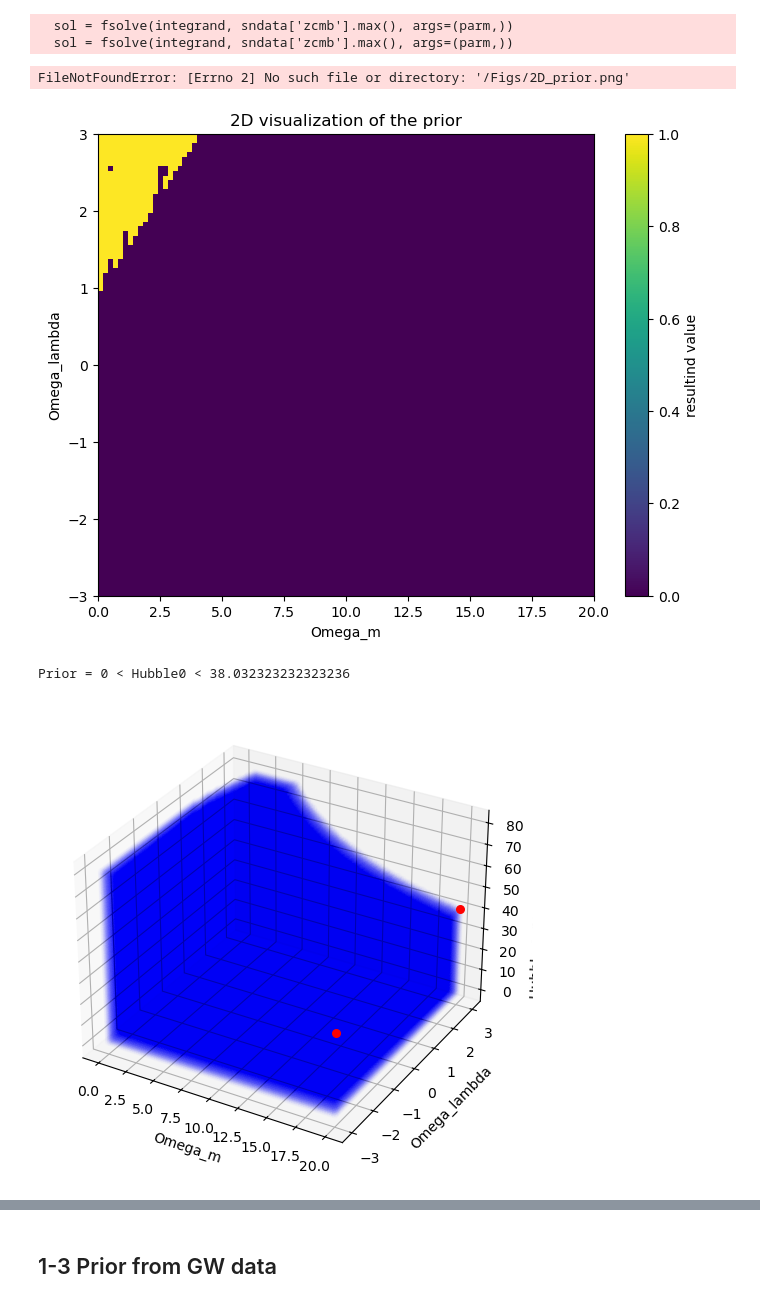
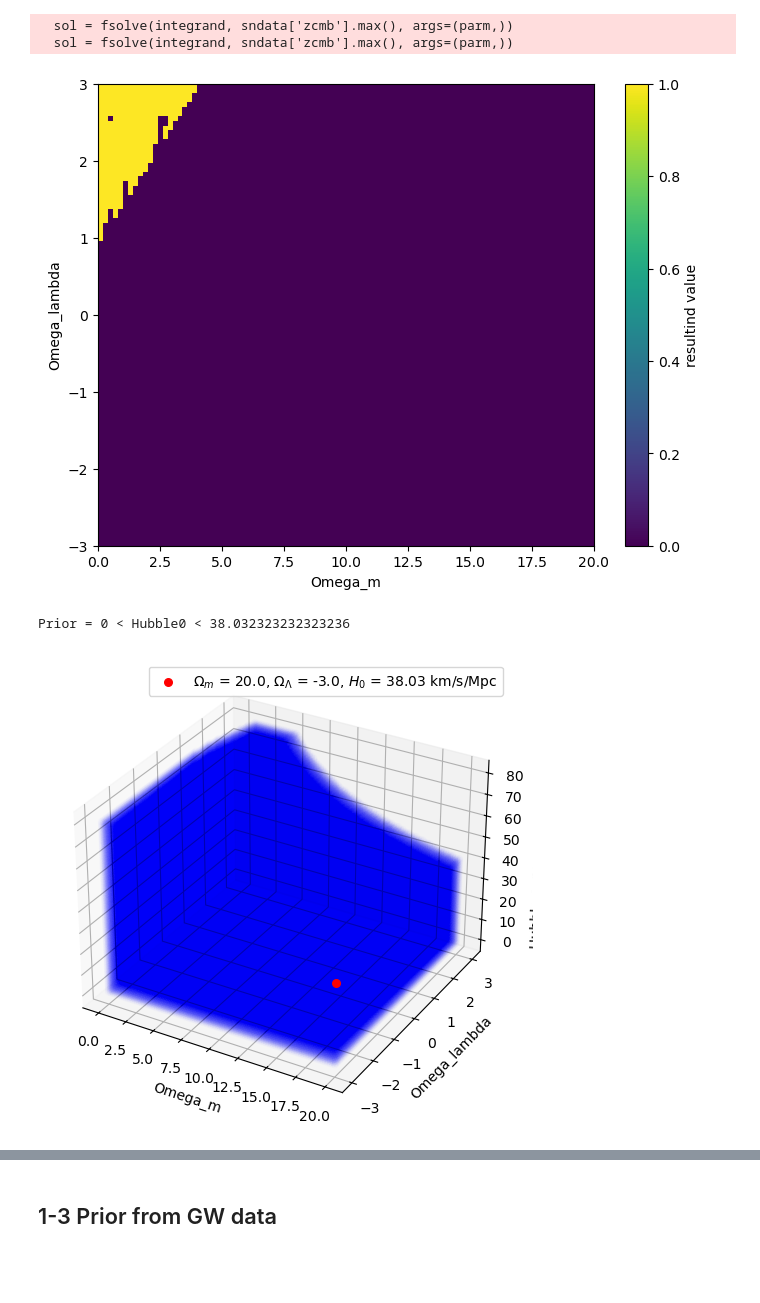
Before and after one commit to john1256/KASI_Ms, a Jupyter notebook: 2025/Field_research/Midterm_proj_prior.ipynb, the cells around one changed output, grey strips where cells are left out. Saved outputs shown, nothing was run; the diff lists cells and outputs as text; code cells hidden in the pictures; blank space fills up the shorter version.

```diff
--- a/2025/Field_research/Midterm_proj_prior.ipynb
+++ b/2025/Field_research/Midterm_proj_prior.ipynb
@@ -159,19 +159,17 @@ resultind[np.isnan(results) | (results >0)] = 1
 # %%
 plt.figure(figsize=(8, 6))
 plt.imshow(resultind, cmap='viridis', aspect='auto', origin='lower',
            extent=[omegam[0], omegam[-1], omegalamb[0], omegalamb[-1]])
 plt.colorbar(label='resultind value')
 plt.xlabel('Omega_m')
 plt.ylabel('Omega_lambda')
-plt.title('2D visualization of the prior')
 plt.xlim(0, 20)
 plt.ylim(-3, 3)
-plt.savefig('/Figs/2D_prior.png', dpi=300)
+plt.savefig('./Figs/2D_prior.png', dpi=300)
 plt.show()
 # Omegam = [0,20], Omegalam = [-3,1]까지가 첫번째 prior!
 # %% [output]
-FileNotFoundError: [Errno 2] No such file or directory: '/Figs/2D_prior.png'
-[figure, old version]
+[figure, new version]
 # %%
 # Calculate the prior for Curved LCDM
 omegam = np.linspace(0.0, 20, 100)
@@ -200,7 +198,7 @@ blue = ax.scatter(M[idx], L[idx], H[idx], c='b', marker='o', alpha=0.01, zorder=
 # 조건별로 노란/빨간 점을 나중에 plot (맨 앞으로)
 red_points = []
 yellow_points = []
-
+"""
 cond1 = np.where((M == 0) & (L == 3) & (prior_curved == 1))
 if cond1[0].size > 0:
     red_points.append(ax.scatter(M[cond1][-1], L[cond1][-1], H[cond1][-1], color='red', s=30, zorder=10))
@@ -208,9 +206,10 @@ if cond1[0].size > 0:
 cond2 = np.where((M ==20) & (L == 3) & (prior_curved == 1))
 if cond2[0].size > 0:
     red_points.append(ax.scatter(M[cond2][-1], L[cond2][-1], H[cond2][-1], color='red', s=30, zorder=10))
+"""
 cond3 = np.where((M == 20) & (L == -3) & (prior_curved == 1))
 if cond3[0].size > 0:
-    red_points.append(ax.scatter(M[cond3][-1], L[cond3][-1], H[cond3][-1], color='red', s=30, zorder=10))
+    ax.scatter(M[cond3][-1], L[cond3][-1], H[cond3][-1], color='red', s=30, zorder=10, label = rf'$\Omega_m$ = {M[cond3][-1]}, $\Omega_\Lambda$ = {L[cond3][-1]}, $H_0$ = {H[cond3][-1]:.2f} km/s/Mpc')
 """
 cond4 = np.where((M >= 0.2) & (M < 0.22) &(L == 1)& (prior_curved == 1))
 if cond4[0].size > 0:
@@ -237,14 +236,14 @@ blue.set_zorder(1)
 ax.set_xlabel('Omega_m')
 ax.set_ylabel('Omega_lambda')
 ax.set_zlabel('Hubble constant (km/s/Mpc)')
-
 print(f'Prior = 0 < Hubble0 < {H[cond3][-1]}')
+ax.legend()
 #print(f'Prior_2 = {H[cond1][-1]} < Hubble0 < {H[cond4][-1]}, 0 < Omega_m < {M[cond4][-1]}, {L[cond5][0]} < Omegalamb < {L[cond4][-1]}')
 #print(f'Prior_3 = {H[cond4][-1]} < Hubble0 < {H[cond6][-1]}, 0 < Omega_m < {M[cond6][-1]}, {L[cond7][0]} < Omegalamb < {L[cond6][-1]}')""
 plt.show()
 # %% [output]
 Prior = 0 < Hubble0 < 38.032323232323236
-[figure, old version]
+[figure, new version]
 # %%
 H[cond3][-1]
 # %% [output]
```
Also changed, not shown: parts of 1 cell of this notebook, 28 other files.
